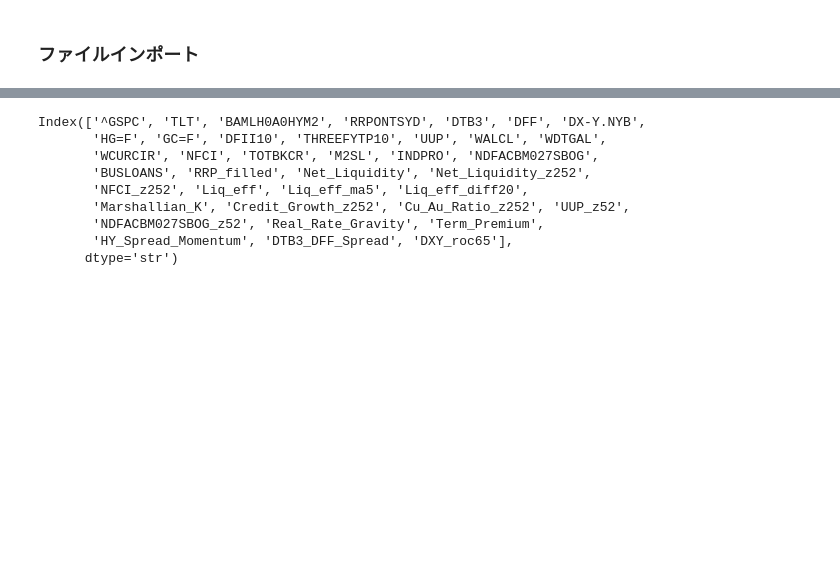
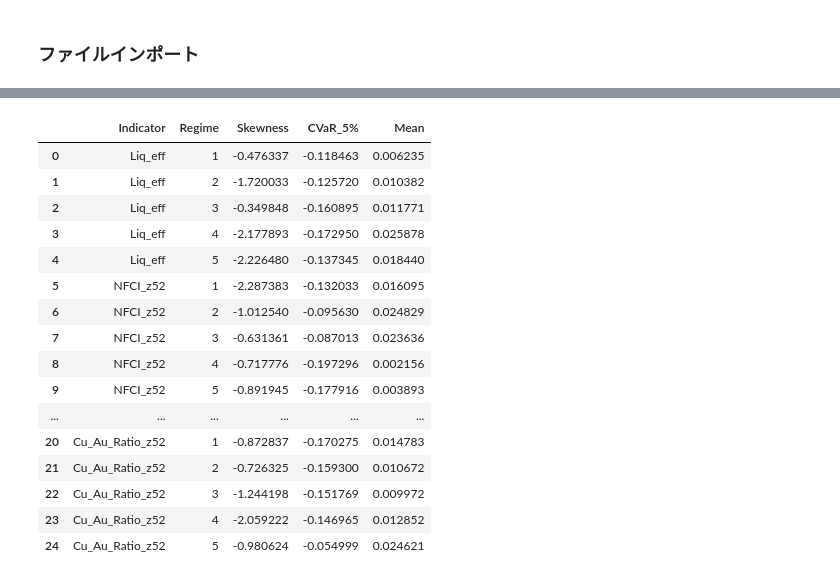
Before and after one commit to Tetibeam/0062_RTM, a Jupyter notebook: pre_check_liq_engine.ipynb, the cells around one changed output, grey strips where cells are left out. Drawn from its saved outputs; the diff is of its cells as text; code cells hidden in the pictures; blank space fills up the shorter version.

```diff
--- a/pre_check_liq_engine.ipynb
+++ b/pre_check_liq_engine.ipynb
@@ -6,5 +9,5 @@ import numpy as np
 # %%
 # --- ファイル読み込み ---
 
-df_agg = pd.read_parquet("liq_engine_agg.parquet", engine="pyarrow")
-df_feats = pd.read_parquet("liq_engine_feats.parquet", engine="pyarrow")
+df_feats_d = pd.read_parquet("liq_engine_feats_d.parquet", engine="pyarrow")
+df_feats_w = pd.read_parquet("liq_engine_feats_w.parquet", engine="pyarrow")
@@ -13,22 +26,49 @@ forward_weeks = 8
+# %%
+df_feats_w["DXF_roc4"] = df_feats_w["DX-Y.NYB"].pct_change(4)
+target_return = 'forward_8w_return'
+df_feats_w[target_return] = df_feats_w["^GSPC"].shift(-8) / df_feats_w["^GSPC"] -1
 # %%
-# データセット作成
-df = df_feats[[
-    "Liq_eff","^GSPC", "NDFACBM027SBOG_z52", "Cu_Au_Ratio_z252", "Net_Liquidity_z252","DX-Y.NYB"]].dropna()
-df['forward_return'] = df['^GSPC'].shift(-forward_weeks)  / df['^GSPC']- 1
-df['Liq_Regime'] = pd.qcut(
-    df['DX-Y.NYB'], 5,
-    labels=['1: Very Low (Heavy)', '2: Low', '3: Neutral', '4: High', '5: Very High (Buoyancy)'])
+df = df_feats_w.copy()
+indicators = ['Liq_eff', 'NFCI_z52', 'DFII10', 'DXF_roc4', 'Cu_Au_Ratio_z52']
 
-plot_df = df.dropna(subset=['forward_return', 'Liq_Regime'])
+for ind in indicators:
+    is_inverse = True if ind in ['NFCI', 'DFII10', 'DXF_roc4', 'CP_Spread'] else False
+    df[f'{ind}_Regime'] = pd.qcut(df[ind], 5, labels=False, duplicates='drop') + 1
+    if is_inverse:
+        df[f'{ind}_Regime'] = 6 - df[f'{ind}_Regime'] # 1が最悪(重力)、5が最高(浮力)に統一
 
-df_feats.columns
+stats_list = []
+for ind in indicators:
+    regime_col = f'{ind}_Regime'
+    for r in range(1, 6):
+        subset = df[df[regime_col] == r][target_return].dropna()
+        # CVaR (期待ショートフォール) : 下位5%の平均リターン
+        cvar_5 = subset[subset <= subset.quantile(0.05)].mean()
+        stats_list.append({
+            'Indicator': ind,
+            'Regime': r,
+            'Skewness': skew(subset),
+            'CVaR_5%': cvar_5,
+            'Mean': subset.mean()
+        })
+
+stats_df = pd.DataFrame(stats_list)
+stats_df
 # %% [output]
-Index(['^GSPC', 'TLT', 'BAMLH0A0HYM2', 'RRPONTSYD', 'DTB3', 'DFF', 'DX-Y.NYB',
-       'HG=F', 'GC=F', 'DFII10', 'THREEFYTP10', 'UUP', 'WALCL', 'WDTGAL',
-       'WCURCIR', 'NFCI', 'TOTBKCR', 'M2SL', 'INDPRO', 'NDFACBM027SBOG',
-       'BUSLOANS', 'RRP_filled', 'Net_Liquidity', 'Net_Liquidity_z252',
-       'NFCI_z252', 'Liq_eff', 'Liq_eff_ma5', 'Liq_eff_diff20',
-       'Marshallian_K', 'Credit_Growth_z252', 'Cu_Au_Ratio_z252', 'UUP_z52',
-       'NDFACBM027SBOG_z52', 'Real_Rate_Gravity', 'Term_Premium',
-       'HY_Spread_Momentum', 'DTB3_DFF_Spread', 'DXY_roc65'],
-      dtype='str')
+|  | Indicator | Regime | Skewness | CVaR_5% | Mean |
+| 0 | Liq_eff | 1 | -0.476337 | -0.118463 | 0.006235 |
+| 1 | Liq_eff | 2 | -1.720033 | -0.125720 | 0.010382 |
+| 2 | Liq_eff | 3 | -0.349848 | -0.160895 | 0.011771 |
+| 3 | Liq_eff | 4 | -2.177893 | -0.172950 | 0.025878 |
+| 4 | Liq_eff | 5 | -2.226480 | -0.137345 | 0.018440 |
+| 5 | NFCI_z52 | 1 | -2.287383 | -0.132033 | 0.016095 |
+| 6 | NFCI_z52 | 2 | -1.012540 | -0.095630 | 0.024829 |
+| 7 | NFCI_z52 | 3 | -0.631361 | -0.087013 | 0.023636 |
+| 8 | NFCI_z52 | 4 | -0.717776 | -0.197296 | 0.002156 |
+| 9 | NFCI_z52 | 5 | -0.891945 | -0.177916 | 0.003893 |
+| ... | ... | ... | ... | ... | ... |
+| 20 | Cu_Au_Ratio_z52 | 1 | -0.872837 | -0.170275 | 0.014783 |
+| 21 | Cu_Au_Ratio_z52 | 2 | -0.726325 | -0.159300 | 0.010672 |
+| 22 | Cu_Au_Ratio_z52 | 3 | -1.244198 | -0.151769 | 0.009972 |
+| 23 | Cu_Au_Ratio_z52 | 4 | -2.059222 | -0.146965 | 0.012852 |
+| 24 | Cu_Au_Ratio_z52 | 5 | -0.980624 | -0.054999 | 0.024621 |
```
Also changed, not shown: parts of 8 cells of this notebook, 2 other files.
